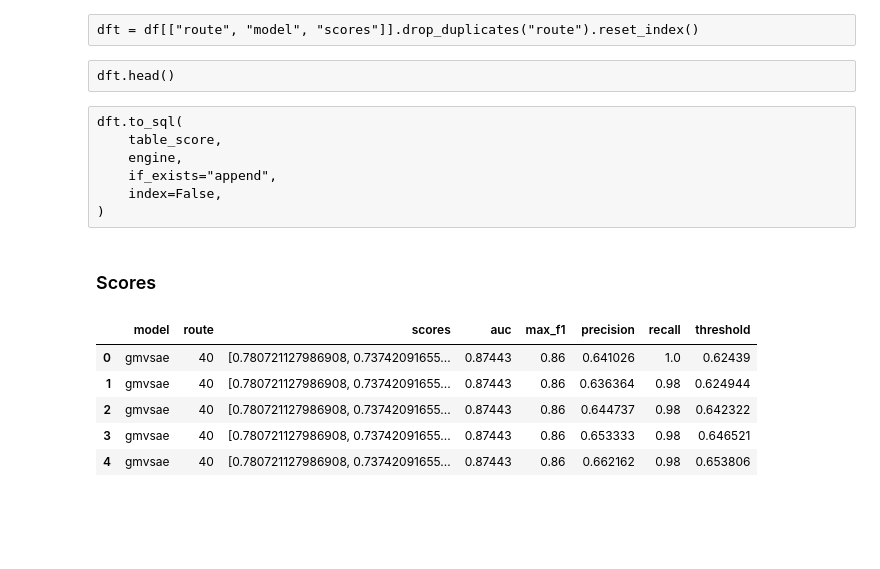
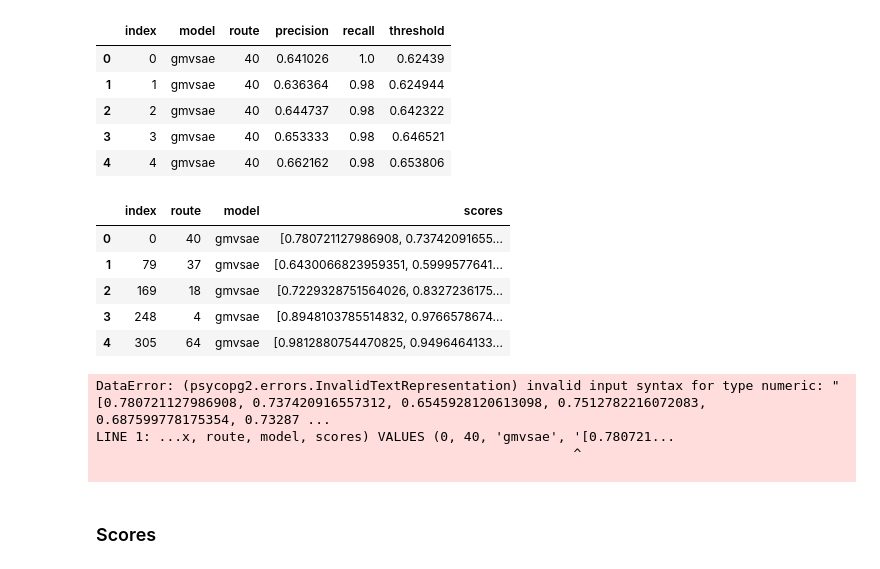
Before and after one commit to Mobapp-Dashboard/mobapp-backend, a Jupyter notebook: backend/app/notebooks/modeleval/modeleval_gmvsae.ipynb, the cells around one changed output. Saved outputs shown, nothing was run; the diff lists cells and outputs as text; code cells hidden in the pictures; blank space fills up the shorter version.

```diff
--- a/backend/app/notebooks/modeleval/modeleval_gmvsae.ipynb
+++ b/backend/app/notebooks/modeleval/modeleval_gmvsae.ipynb
@@ -50,11 +38,12 @@ df_eval.to_sql(
-# %% [raw]
-dft = df[["route", "model", "scores"]].drop_duplicates("route").reset_index()
-# %% [raw]
-dft.head()
-# %% [raw]
-dft.to_sql(
-    table_score,
-    engine,
-    if_exists="append",
-    index=False,
-)
+# %%
+df = df[df["threshold"].notna()]
+# %%
+df_eval = df[["model", "route", "precision", "recall", "threshold"]].reset_index()
+df_eval.head()
+# %% [output]
+|  | index | model | route | precision | recall | threshold |
+| 0 | 0 | gmvsae | 40 | 0.641026 | 1.0 | 0.62439 |
+| 1 | 1 | gmvsae | 40 | 0.636364 | 0.98 | 0.624944 |
+| 2 | 2 | gmvsae | 40 | 0.644737 | 0.98 | 0.642322 |
+| 3 | 3 | gmvsae | 40 | 0.653333 | 0.98 | 0.646521 |
+| 4 | 4 | gmvsae | 40 | 0.662162 | 0.98 | 0.653806 |
@@ -61,11 +59,25 @@ dft.to_sql(
+# %%
+dft.head()
+# %% [output]
+|  | index | route | model | scores |
+| 0 | 0 | 40 | gmvsae | [0.780721127986908, 0.73742091655... |
+| 1 | 79 | 37 | gmvsae | [0.6430066823959351, 0.5999577641... |
+| 2 | 169 | 18 | gmvsae | [0.7229328751564026, 0.8327236175... |
+| 3 | 248 | 4 | gmvsae | [0.8948103785514832, 0.9766578674... |
+| 4 | 305 | 64 | gmvsae | [0.9812880754470825, 0.9496464133... |
+# %%
+dft.to_sql(
+    table_score,
+    engine,
+    if_exists="append",
+    index=False,
+)
+# %% [output]
+DataError: (psycopg2.errors.InvalidTextRepresentation) invalid input syntax for type numeric: "[0.780721127986908, 0.737420916557312, 0.6545928120613098, 0.7512782216072083, 0.687599778175354, 0.73287 ...
+LINE 1: ...x, route, model, scores) VALUES (0, 40, 'gmvsae', '[0.780721...
+                                                             ^
+
 # %% [markdown]
 ### Scores
 # %%
 df.head()
-# %% [output]
-|  | model | route | scores | auc | max_f1 | precision | recall | threshold |
-| 0 | gmvsae | 40 | [0.780721127986908, 0.73742091655... | 0.87443 | 0.86 | 0.641026 | 1.0 | 0.62439 |
-| 1 | gmvsae | 40 | [0.780721127986908, 0.73742091655... | 0.87443 | 0.86 | 0.636364 | 0.98 | 0.624944 |
-| 2 | gmvsae | 40 | [0.780721127986908, 0.73742091655... | 0.87443 | 0.86 | 0.644737 | 0.98 | 0.642322 |
-| 3 | gmvsae | 40 | [0.780721127986908, 0.73742091655... | 0.87443 | 0.86 | 0.653333 | 0.98 | 0.646521 |
-| 4 | gmvsae | 40 | [0.780721127986908, 0.73742091655... | 0.87443 | 0.86 | 0.662162 | 0.98 | 0.653806 |
```
Also changed, not shown: parts of 5 cells of this notebook, 54 other files.
